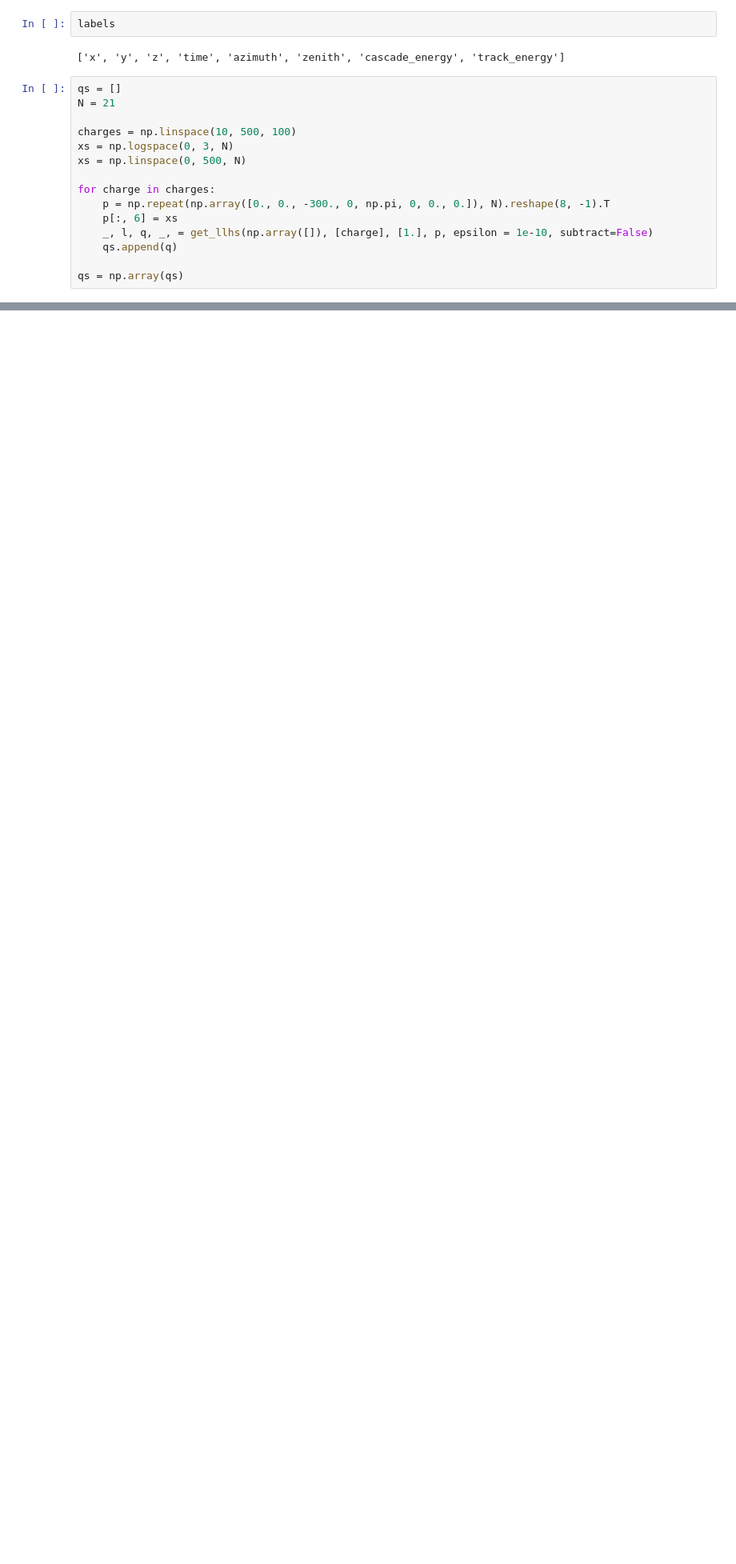
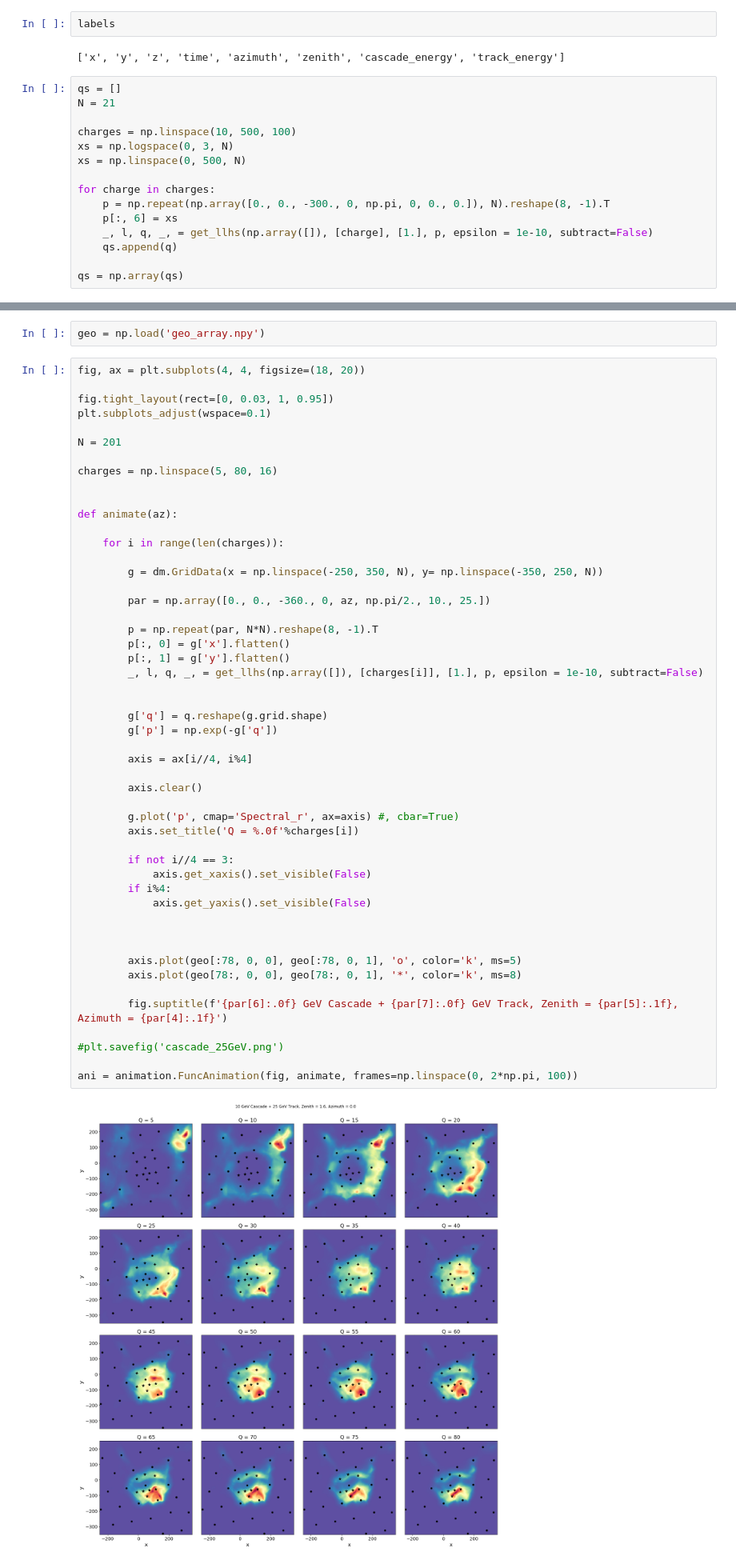
Before and after one commit to philippeller/IceNet, a Jupyter notebook: HitNet.ipynb, the cells around one changed output, grey strips where cells are left out. Shown at 80% size. Cells and saved outputs as stored; diff of their text form; blank space fills up the shorter version.

```diff
--- a/HitNet.ipynb
+++ b/HitNet.ipynb
@@ -688,0 +737,54 @@ plt.legend(loc="lower right", ncol=2)
+# %%
+geo = np.load('geo_array.npy')
+# %%
+fig, ax = plt.subplots(4, 4, figsize=(18, 20))
+
+fig.tight_layout(rect=[0, 0.03, 1, 0.95])
+plt.subplots_adjust(wspace=0.1)
+
+N = 201
+
+charges = np.linspace(5, 80, 16)
+
+
+def animate(az):
+
+    for i in range(len(charges)):
+
+        g = dm.GridData(x = np.linspace(-250, 350, N), y= np.linspace(-350, 250, N))
+
+        par = np.array([0., 0., -360., 0, az, np.pi/2., 10., 25.])
+
+        p = np.repeat(par, N*N).reshape(8, -1).T
+        p[:, 0] = g['x'].flatten()
+        p[:, 1] = g['y'].flatten()
+        _, l, q, _, = get_llhs(np.array([]), [charges[i]], [1.], p, epsilon = 1e-10, subtract=False)
+
+
+        g['q'] = q.reshape(g.grid.shape)
+        g['p'] = np.exp(-g['q'])
+
+        axis = ax[i//4, i%4]
+
+        axis.clear()
+
+        g.plot('p', cmap='Spectral_r', ax=axis) #, cbar=True)
+        axis.set_title('Q = %.0f'%charges[i])
+
+        if not i//4 == 3:
+            axis.get_xaxis().set_visible(False)
+        if i%4:
+            axis.get_yaxis().set_visible(False)
+
+
+
+        axis.plot(geo[:78, 0, 0], geo[:78, 0, 1], 'o', color='k', ms=5)
+        axis.plot(geo[78:, 0, 0], geo[78:, 0, 1], '*', color='k', ms=8)
+
+        fig.suptitle(f'{par[6]:.0f} GeV Cascade + {par[7]:.0f} GeV Track, Zenith = {par[5]:.1f}, Azimuth = {par[4]:.1f}')
+
+#plt.savefig('cascade_25GeV.png')
+
+ani = animation.FuncAnimation(fig, animate, frames=np.linspace(0, 2*np.pi, 100))
+# %% [output]
+[figure, added]
```
Also changed, not shown: parts of 32 cells of this notebook.
